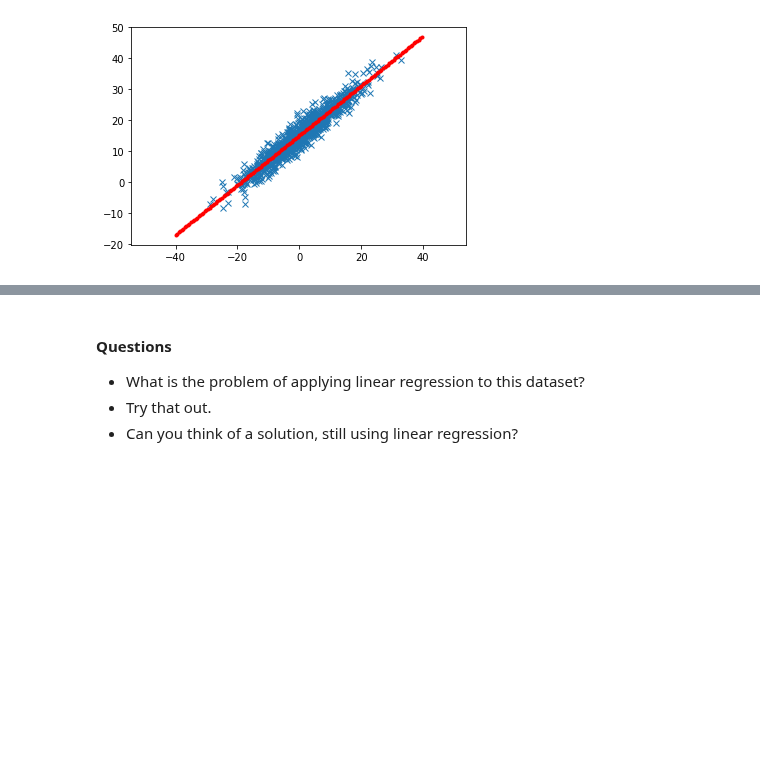
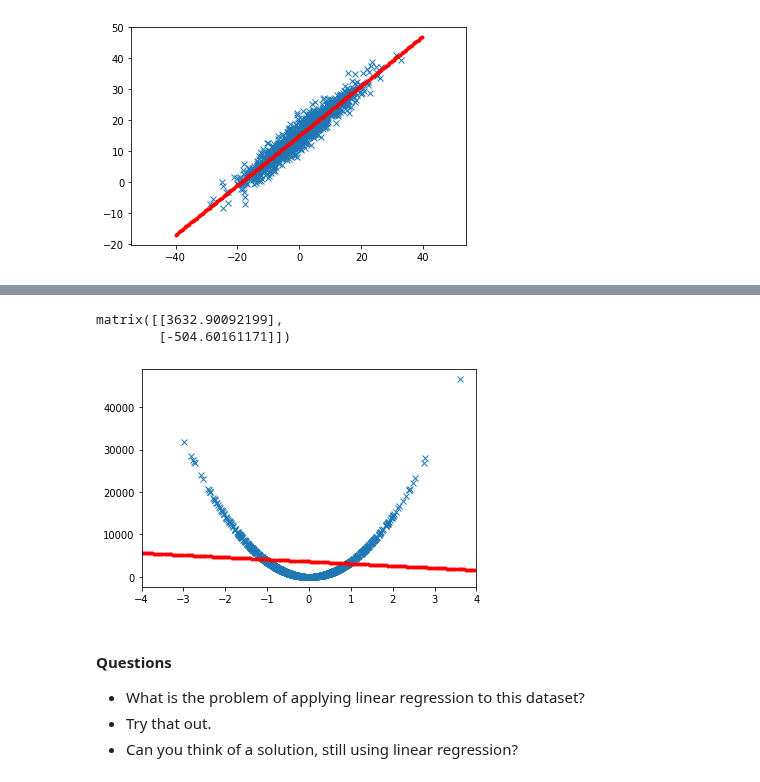
Before and after one commit to mromanello/ADA-DHOxSS, a Jupyter notebook: notebooks/5.1 Modelling.ipynb, the cells around one changed output, grey strips where cells are left out. Saved outputs shown, nothing was run; the diff lists cells and outputs as text; code cells hidden in the pictures; blank space fills up the shorter version.

```diff
--- a/notebooks/5.1 Modelling.ipynb
+++ b/notebooks/5.1 Modelling.ipynb
@@ -239,0 +266,2 @@ plt.show()
+# %%
+X = np.matrix([np.ones(x.shape[0]),x.ravel()]).T
@@ -240,3 +278,19 @@ plt.show()
+# %%
+betas = np.dot(np.linalg.inv(np.dot(X.T,X)),np.dot(X.T,y).T)
+# %%
+betas
+# %% [output]
+matrix([[3632.90092199],
+        [-504.60161171]])
+# %%
+new_points = np.arange(-4,4,0.05)
+predictions = betas[1,0] * new_points
+plt.plot(x, y, 'x')
+plt.plot(new_points, betas[0,0] + predictions, '.', c='red')
+plt.xlim((-4,4))
+plt.show()
+# %% [output]
+[figure, added]
 # %% [markdown]
 #### Questions
 
```
Also changed, not shown: parts of 16 cells of this notebook.
